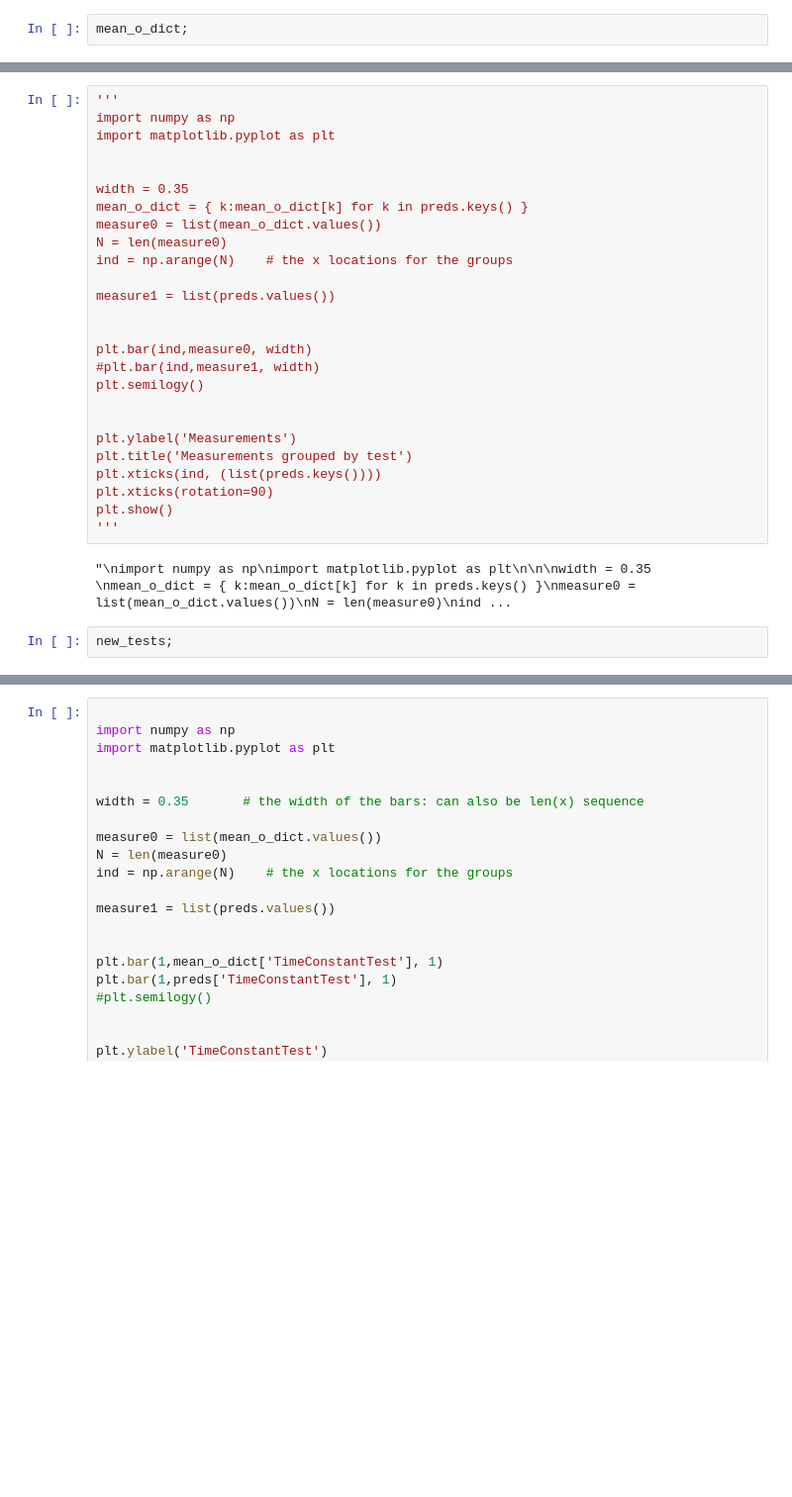
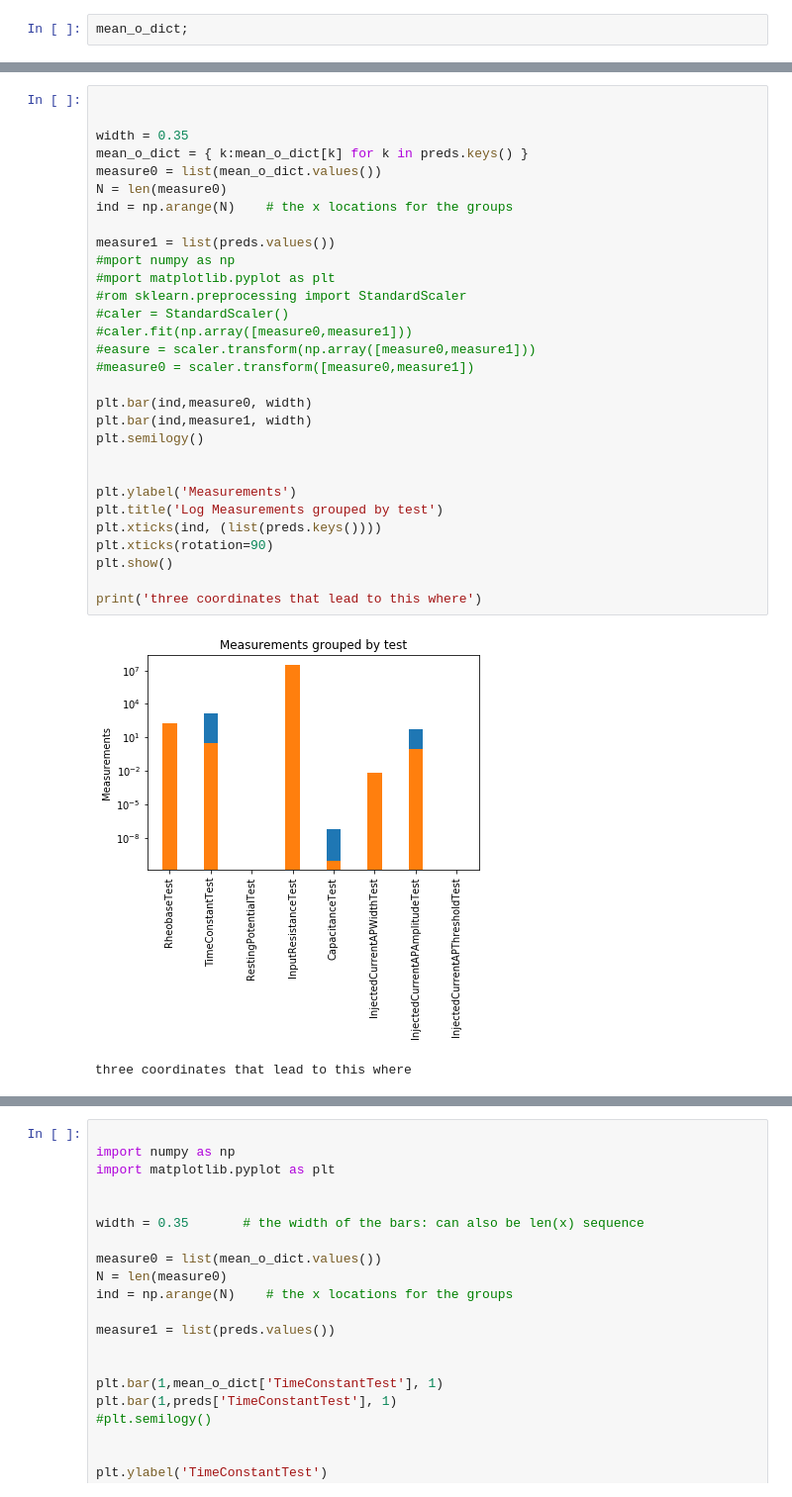
Before and after one commit to russelljjarvis/BluePyOptBU, a Jupyter notebook: examples/metaparameters/mean_parameter_mean_measurement.ipynb, the cells around one changed output, grey strips where cells are left out. Shown at 99% size. Drawn from its saved outputs; the diff is of its cells as text; blank space fills up the shorter version.

```diff
--- a/examples/metaparameters/mean_parameter_mean_measurement.ipynb
+++ b/examples/metaparameters/mean_parameter_mean_measurement.ipynb
@@ -204,30 +154,33 @@ if key:
 # %%
-'''
-import numpy as np
-import matplotlib.pyplot as plt
 
 
 width = 0.35
 mean_o_dict = { k:mean_o_dict[k] for k in preds.keys() }
 measure0 = list(mean_o_dict.values())
 N = len(measure0)
 ind = np.arange(N)    # the x locations for the groups
 
 measure1 = list(preds.values())
-
+#mport numpy as np
+#mport matplotlib.pyplot as plt
+#rom sklearn.preprocessing import StandardScaler
+#caler = StandardScaler()
+#caler.fit(np.array([measure0,measure1]))
+#easure = scaler.transform(np.array([measure0,measure1]))
+#measure0 = scaler.transform([measure0,measure1])
 
 plt.bar(ind,measure0, width)
-#plt.bar(ind,measure1, width)
+plt.bar(ind,measure1, width)
 plt.semilogy()
 
 
 plt.ylabel('Measurements')
-plt.title('Measurements grouped by test')
+plt.title('Log Measurements grouped by test')
 plt.xticks(ind, (list(preds.keys())))
 plt.xticks(rotation=90)
 plt.show()
-'''
+
+print('three coordinates that lead to this where')
 # %% [output]
+[figure, added]
-"\nimport numpy as np\nimport matplotlib.pyplot as plt\n\n\nwidth = 0.35       \nmean_o_dict = { k:mean_o_dict[k] for k in preds.keys() }\nmeasure0 = list(mean_o_dict.values())\nN = len(measure0)\nind ...
+three coordinates that lead to this where
-# %%
-new_tests;
```
Also changed, not shown: parts of 29 cells of this notebook.
